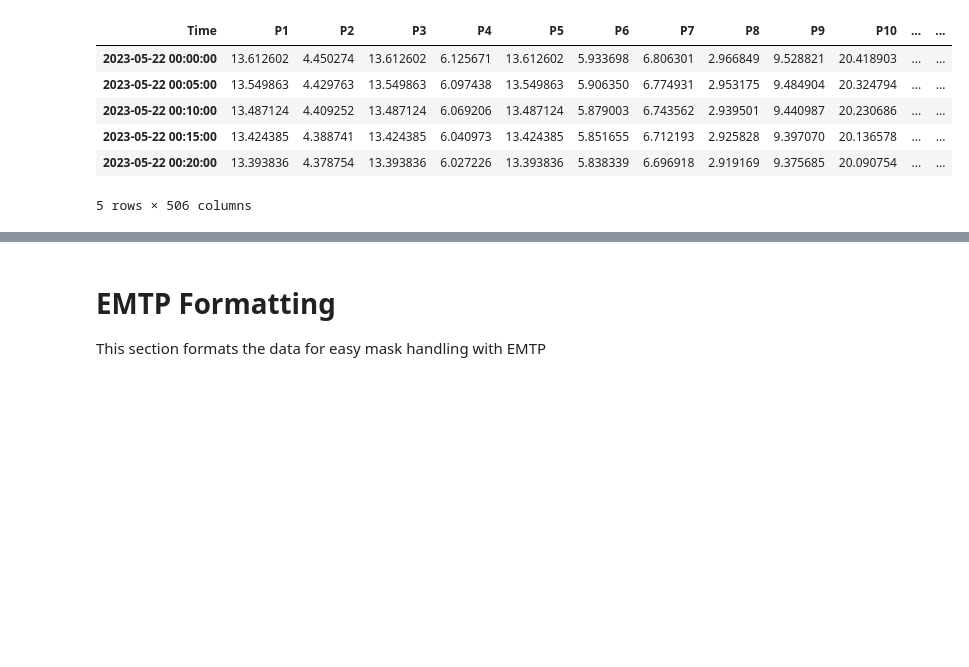
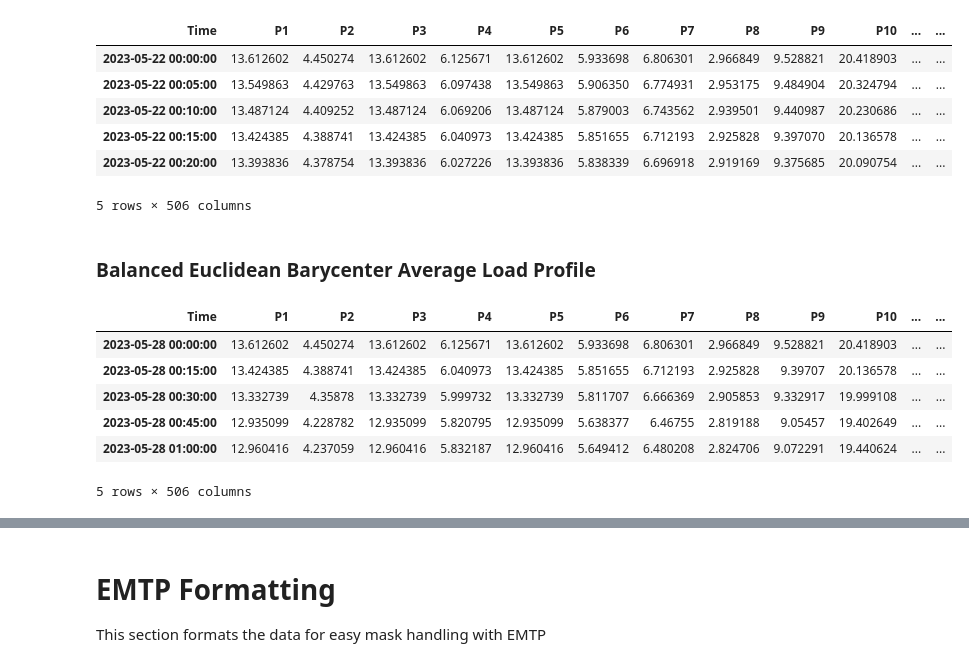
Before and after one commit to shanks847/EV-Grid-Integration-Study, a Jupyter notebook: notebooks/data_processing.ipynb, the cells around one changed output, grey strips where cells are left out. Saved outputs shown, nothing was run; the diff lists cells and outputs as text; code cells hidden in the pictures; blank space fills up the shorter version.

Commit message:
updated data proc

```diff
--- a/notebooks/data_processing.ipynb
+++ b/notebooks/data_processing.ipynb
@@ -120,0 +123,21 @@ full_data_set_hres.to_csv('../data/full_load_data_hres.csv')
+# %% [markdown]
+### Balanced Euclidean Barycenter Average Load Profile
+# %%
+balanced_eba = pd.read_excel('../data/balanced loads/Balanced Base Load.xlsx').transpose()
+balanced_eba.columns = balanced_eba.iloc[0]
+balanced_eba = balanced_eba.tail(-1)
+index_dt = pd.to_datetime(balanced_eba.index)
+#balanced_eba.set_index('Time',inplace=True)
+balanced_eba.reset_index(inplace=True)
+balanced_eba.rename_axis('x')
+balanced_eba.set_index(index_dt,inplace=True)
+balanced_eba.drop('index',axis=1,inplace=True)
+balanced_eba.head()
+# %% [output]
+| Time | P1 | P2 | P3 | P4 | P5 | P6 | P7 | P8 | P9 | P10 | ... | ... |
+| 2023-05-28 00:00:00 | 13.612602 | 4.450274 | 13.612602 | 6.125671 | 13.612602 | 5.933698 | 6.806301 | 2.966849 | 9.528821 | 20.418903 | ... | ... |
+| 2023-05-28 00:15:00 | 13.424385 | 4.388741 | 13.424385 | 6.040973 | 13.424385 | 5.851655 | 6.712193 | 2.925828 | 9.39707 | 20.136578 | ... | ... |
+| 2023-05-28 00:30:00 | 13.332739 | 4.35878 | 13.332739 | 5.999732 | 13.332739 | 5.811707 | 6.666369 | 2.905853 | 9.332917 | 19.999108 | ... | ... |
+| 2023-05-28 00:45:00 | 12.935099 | 4.228782 | 12.935099 | 5.820795 | 12.935099 | 5.638377 | 6.46755 | 2.819188 | 9.05457 | 19.402649 | ... | ... |
+| 2023-05-28 01:00:00 | 12.960416 | 4.237059 | 12.960416 | 5.832187 | 12.960416 | 5.649412 | 6.480208 | 2.824706 | 9.072291 | 19.440624 | ... | ... |
+5 rows × 506 columns
```
Also changed, not shown: parts of 6 cells of this notebook, 2 other files.
